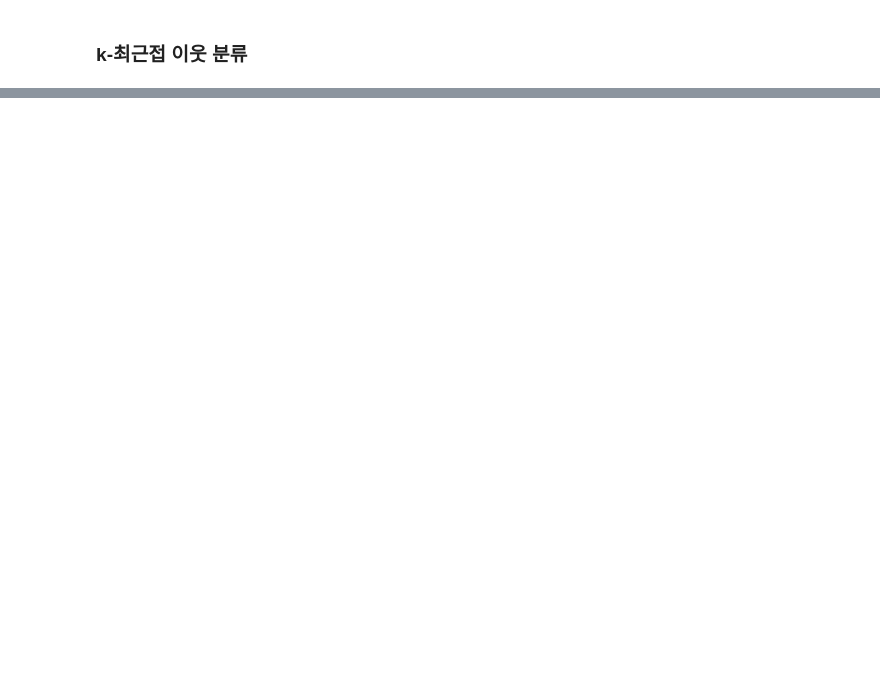
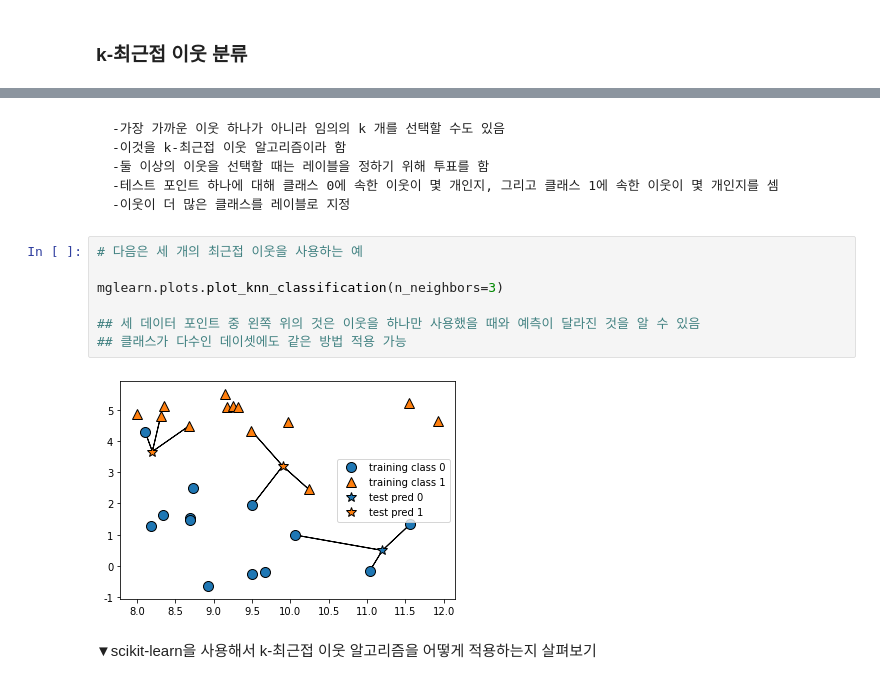
Before and after one commit to SWiwoo/CornStudy, a Jupyter notebook: chapter2_지도_학습.ipynb, the cells around one changed output, grey strips where cells are left out. Cells and saved outputs as stored; diff of their text form; blank space fills up the shorter version.

```diff
--- a/chapter2_지도_학습.ipynb
+++ b/chapter2_지도_학습.ipynb
@@ -522,0 +201,17 @@ PATH='/content/drive'
+# %% [markdown]
+    -가장 가까운 이웃 하나가 아니라 임의의 k 개를 선택할 수도 있음
+    -이것을 k-최근접 이웃 알고리즘이라 함
+    -둘 이상의 이웃을 선택할 때는 레이블을 정하기 위해 투표를 함
+    -테스트 포인트 하나에 대해 클래스 0에 속한 이웃이 몇 개인지, 그리고 클래스 1에 속한 이웃이 몇 개인지를 셈
+    -이웃이 더 많은 클래스를 레이블로 지정
+# %%
+# 다음은 세 개의 최근접 이웃을 사용하는 예
+
+mglearn.plots.plot_knn_classification(n_neighbors=3)
+
+## 세 데이터 포인트 중 왼쪽 위의 것은 이웃을 하나만 사용했을 때와 예측이 달라진 것을 알 수 있음
+## 클래스가 다수인 데이셋에도 같은 방법 적용 가능
+# %% [output]
+[figure, added]
+# %% [markdown]
+▼scikit-learn을 사용해서 k-최근접 이웃 알고리즘을 어떻게 적용하는지 살펴보기
```
Also changed, not shown: parts of 63 cells of this notebook.
